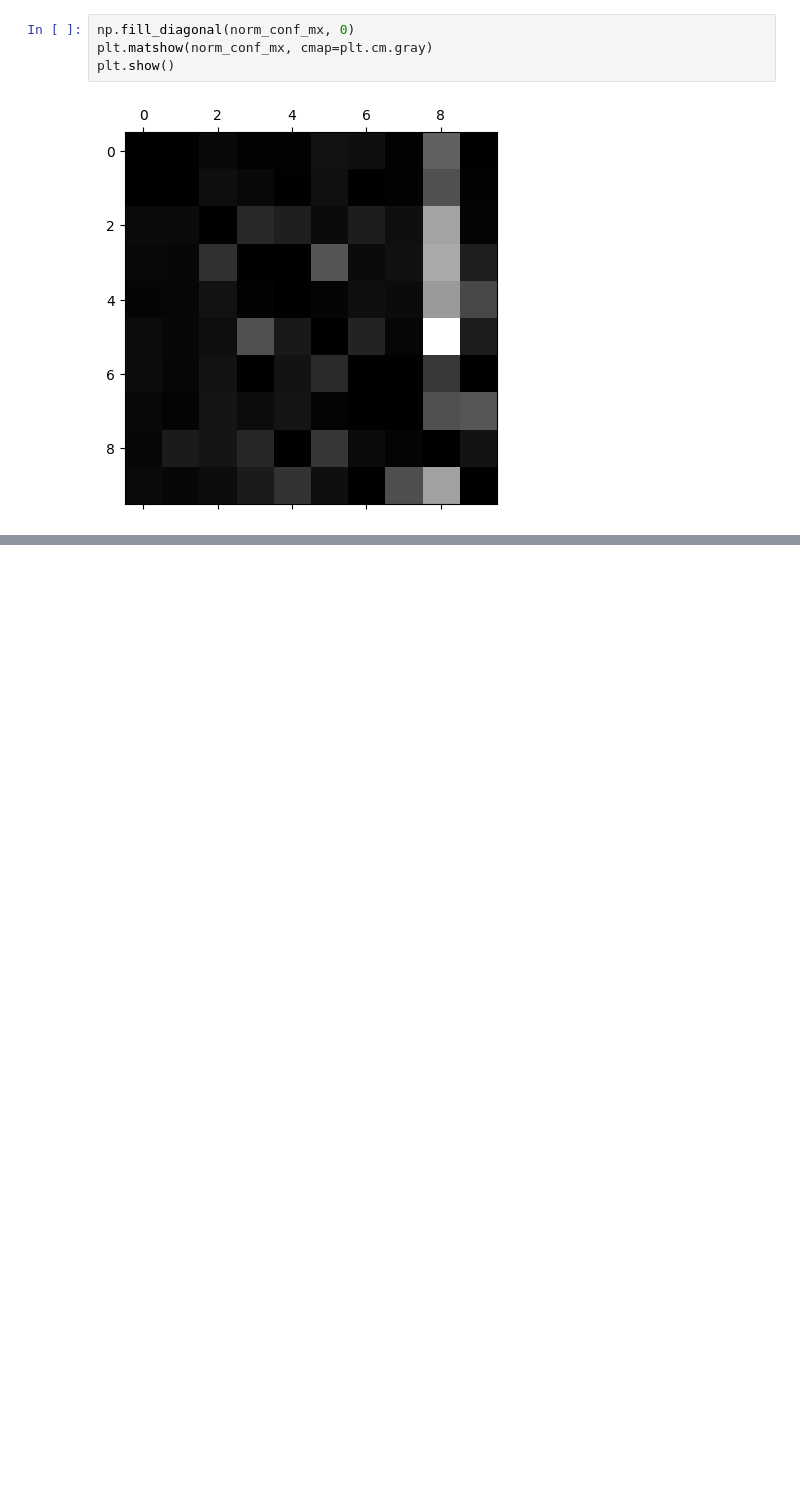
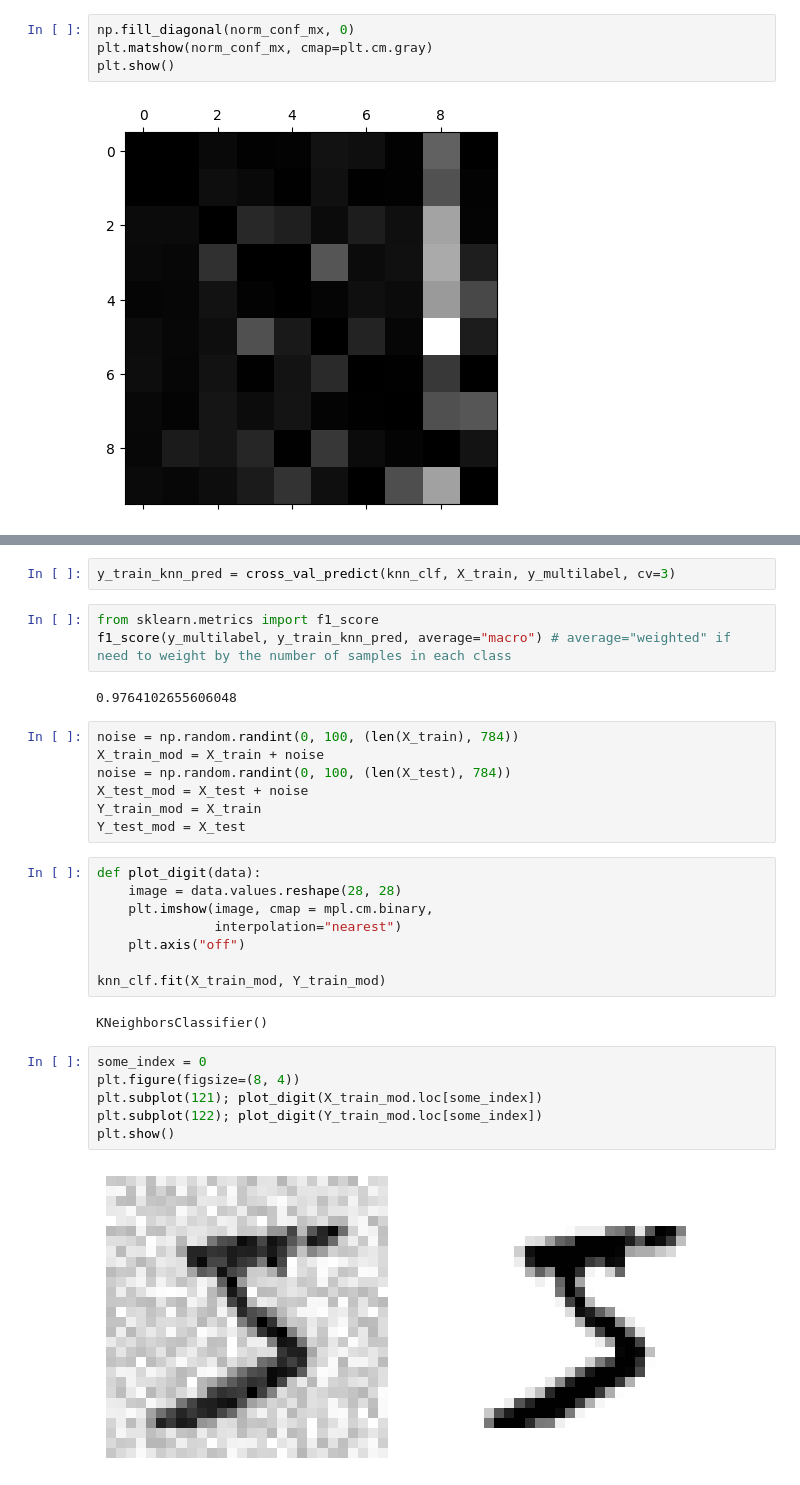
Before and after one commit to afreediz/AI_learn, a Jupyter notebook: MNIST/mnist.ipynb, the cells around one changed output, grey strips where cells are left out. Saved outputs shown, nothing was run; the diff lists cells and outputs as text; blank space fills up the shorter version.

```diff
--- a/MNIST/mnist.ipynb
+++ b/MNIST/mnist.ipynb
@@ -412,0 +435,32 @@ No instances to plot.
+# %%
+y_train_knn_pred = cross_val_predict(knn_clf, X_train, y_multilabel, cv=3)
+# %%
+from sklearn.metrics import f1_score
+f1_score(y_multilabel, y_train_knn_pred, average="macro") # average="weighted" if need to weight by the number of samples in each class
+# %% [output]
+0.9764102655606048
+# %%
+noise = np.random.randint(0, 100, (len(X_train), 784))
+X_train_mod = X_train + noise
+noise = np.random.randint(0, 100, (len(X_test), 784))
+X_test_mod = X_test + noise
+Y_train_mod = X_train
+Y_test_mod = X_test
+# %%
+def plot_digit(data):
+    image = data.values.reshape(28, 28)
+    plt.imshow(image, cmap = mpl.cm.binary,
+               interpolation="nearest")
+    plt.axis("off")
+
+knn_clf.fit(X_train_mod, Y_train_mod)
+# %% [output]
+KNeighborsClassifier()
+# %%
+some_index = 0
+plt.figure(figsize=(8, 4))
+plt.subplot(121); plot_digit(X_train_mod.loc[some_index])
+plt.subplot(122); plot_digit(Y_train_mod.loc[some_index])
+plt.show()
+# %% [output]
+[figure, added]
```
Also changed, not shown: parts of 9 cells of this notebook.
